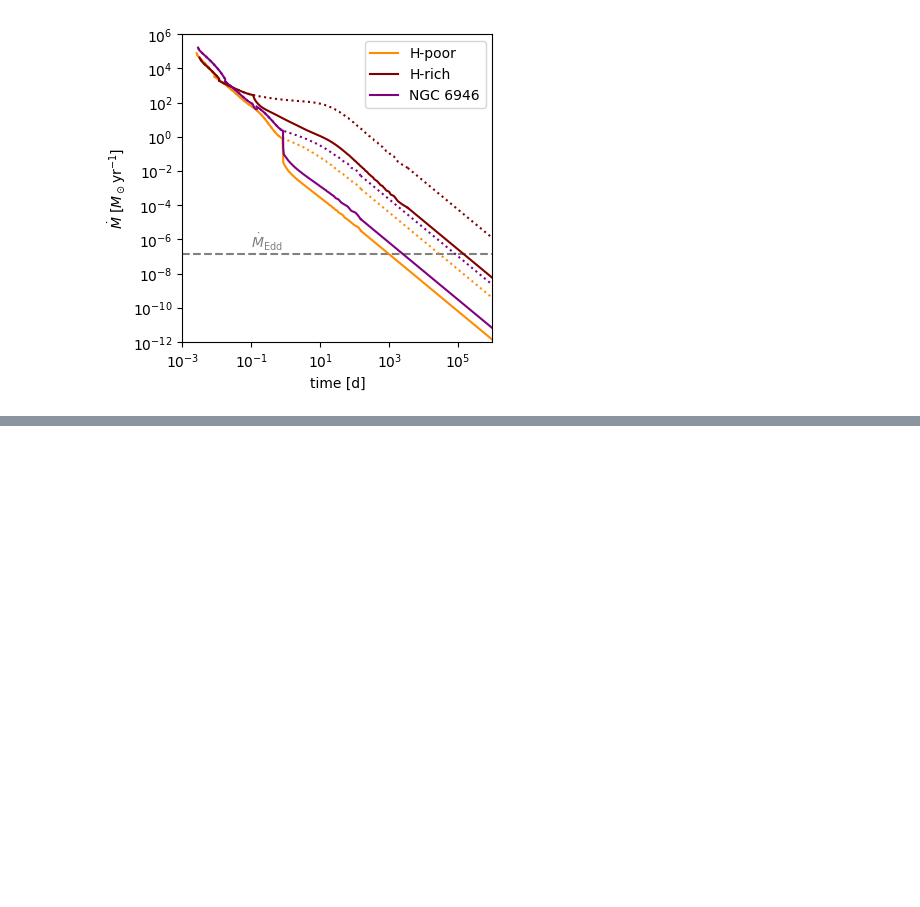
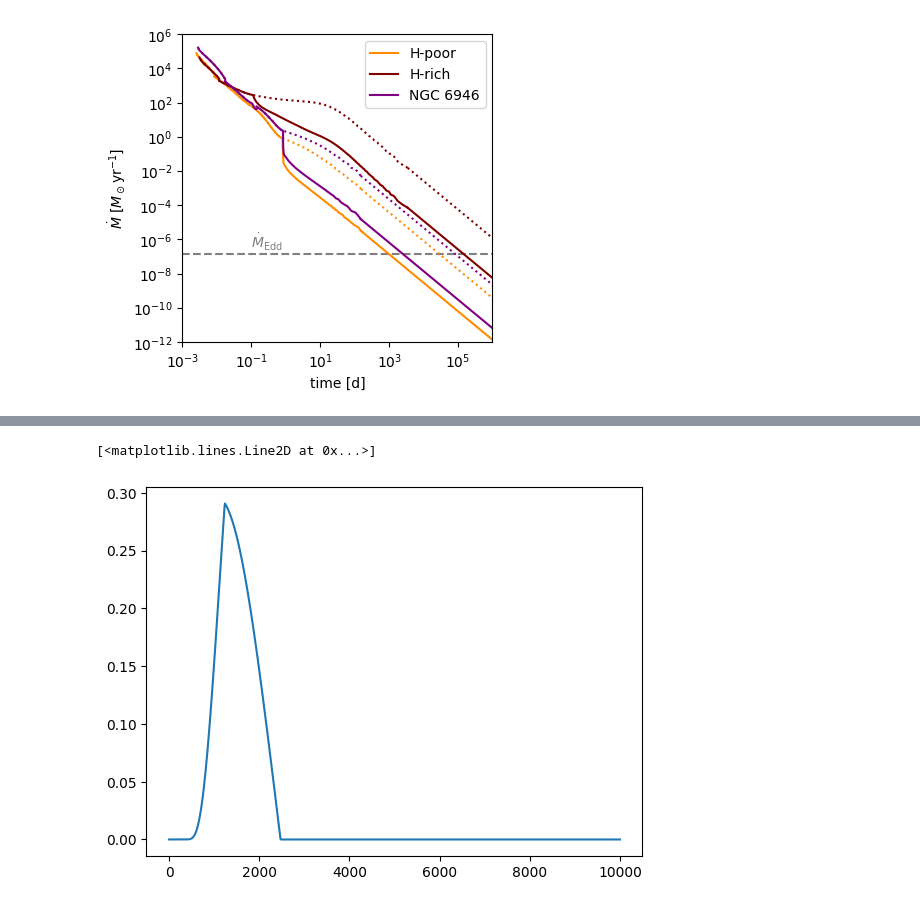
Before and after one commit to morganemacleod/FailedSNCalcs, a Jupyter notebook: MESAfailedSN.ipynb, the cells around one changed output, grey strips where cells are left out. Drawn from its saved outputs; the diff is of its cells as text; code cells hidden in the pictures; blank space fills up the shorter version.

```diff
--- a/MESAfailedSN.ipynb
+++ b/MESAfailedSN.ipynb
@@ -960,0 +993,17 @@ plt.legend()
+# %%
+from scipy.special import erf
+
+
+def mshell(t,rmin,rmax,vesc,mtot):
+    # integral of exp(-x^2) from 1 to infity (approx by 10..), gives ~0.139
+    normC = mtot / ( vesc * 0.5*np.sqrt(np.pi)*(erf(10)-erf(1)) )
+    rmin = np.where(rmin<vesc*t,vesc*t,rmin)
+    rmax = np.where(rmax>rmin,rmax,rmin)
+    return normC * 0.5*np.sqrt(np.pi)*vesc * ( erf(rmax/(vesc*t)) - erf(rmin/(vesc*t)) )
+
+
+tl = np.linspace(0,1e4,1000)
+plt.plot(tl,mshell(tl*86400 ,50*c.au,100*c.au,70e5,0.3*c.msun)/c.msun  )
+# %% [output]
+[<matplotlib.lines.Line2D at 0x...>]
+[figure, added]
```
Also changed, not shown: parts of 3 cells of this notebook.
